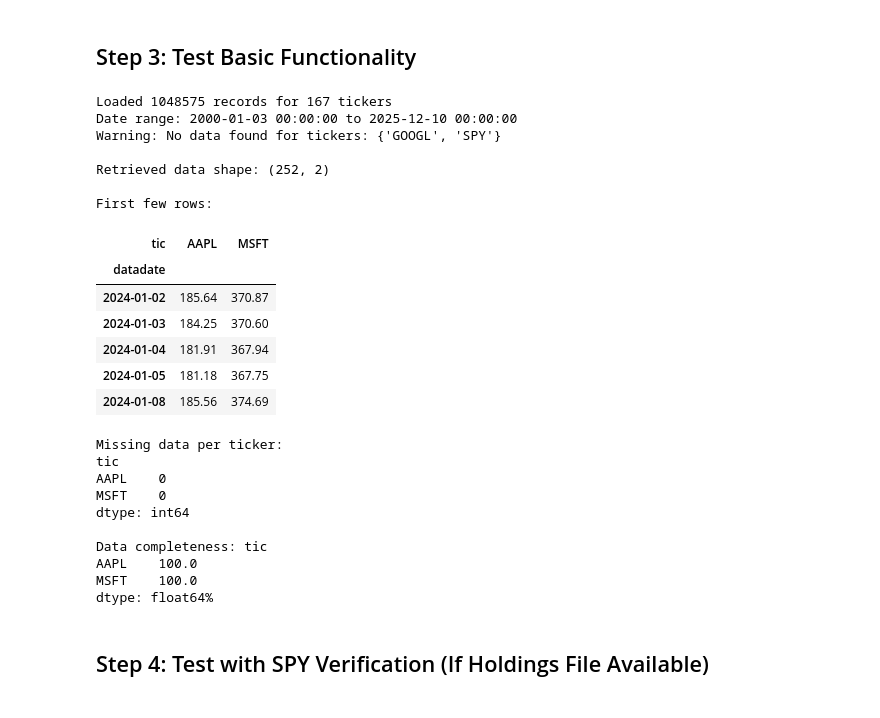
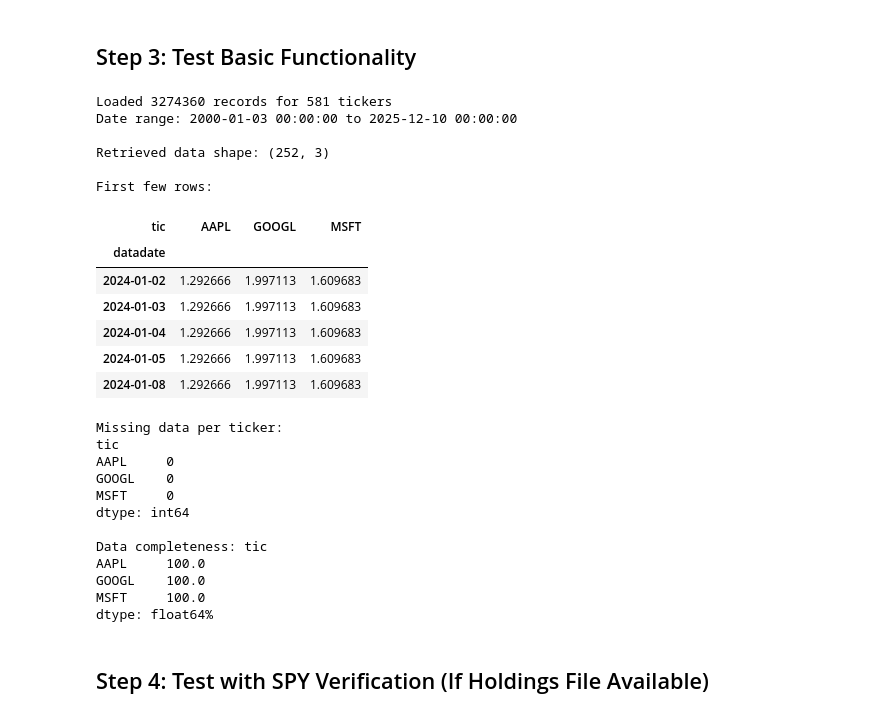
Before and after one commit to lucas-309/millennium-data-quality-25-26, a Jupyter notebook: backtester/wharton_data_integration.ipynb, the cells around one changed output. Drawn from its saved outputs; the diff is of its cells as text; code cells hidden in the pictures.

```diff
--- a/backtester/wharton_data_integration.ipynb
+++ b/backtester/wharton_data_integration.ipynb
@@ -41,8 +41,8 @@ def extract_and_rename_columns(df):
 import pandas as pd
 import numpy as np
 
-file_path = 'WhartonDataSource.xlsx'
-df = pd.read_excel(file_path)
+file_path = 'WhartonDataSource3.csv'
+df = pd.read_csv(file_path)
 
 
 # df["CUSIP"] = df["CUSIP"].apply(
@@ -76,21 +63,22 @@ Renamed 76 columns successfully!
 # %%
-problem_cols = ["cusip", "addzip"]
+problem_cols = ["cusip", "addzip", "tpci"]
 
 for col in problem_cols:
     df[col] = df[col].apply(lambda x: str(x).strip() if pd.notna(x) else None)
 
 
-df.to_parquet("WhartonDataSource.parquet", engine="pyarrow", compression="snappy")
+df.to_parquet("WhartonDataSource3.parquet", engine="pyarrow", compression="snappy")
 # %% [markdown]
 ## Step 1: Load and Explore Data
 # %%
+
+from typing import List, Dict, Any
+import os
 import pandas as pd
 import numpy as np
-from typing import List, Dict, Any
-import os
 
 # Load the Wharton data
-file_path = 'WhartonDataSource.parquet'
+file_path = 'WhartonDataSource3.parquet'
 df = pd.read_parquet(file_path)
 
 
@@ -196,6 +188,6 @@ Sample data:
 # %%
 # Check date range and unique tickers
-df['(datadate) Data Date - Dividends'] = pd.to_datetime(df['datadate'])
+# df['(datadate) Data Date - Dividends'] = pd.to_datetime(df['datadate'])
 
 print(f"Date range: {df['datadate'].min()} to {df['datadate'].max()}")
 print(f"Number of unique tickers: {df['tic'].nunique()}")
@@ -375,32 +367,31 @@ WhartonDataSource class created successfully!
 ## Step 3: Test Basic Functionality
 # %%
 # Initialize the data source
-wharton_source = WhartonDataSource('WhartonDataSource.parquet', use_trfd=False)
+wharton_source = WhartonDataSource('WhartonDataSource3.parquet', use_trfd=True)
 
 # Test with a few tickers
 test_tickers = ['AAPL', 'MSFT', 'GOOGL']
 start_date = '2024-01-01'
 end_date = '2024-12-31'
 
 price_data = wharton_source.get_historical_data(test_tickers, start_date, end_date)
 print(f"\nRetrieved data shape: {price_data.shape}")
 print(f"\nFirst few rows:")
 price_data.head()
 # %% [output]
-Loaded 1048575 records for 167 tickers
+Loaded 3274360 records for 581 tickers
 Date range: 2000-01-03 00:00:00 to 2025-12-10 00:00:00
-Warning: No data found for tickers: {'GOOGL', 'SPY'}
 
-Retrieved data shape: (252, 2)
+Retrieved data shape: (252, 3)
 
 First few rows:
-| tic | AAPL | MSFT |
-| datadate |  |  |
-| 2024-01-02 | 185.64 | 370.87 |
-| 2024-01-03 | 184.25 | 370.60 |
-| 2024-01-04 | 181.91 | 367.94 |
-| 2024-01-05 | 181.18 | 367.75 |
-| 2024-01-08 | 185.56 | 374.69 |
+| tic | AAPL | GOOGL | MSFT |
+| datadate |  |  |  |
+| 2024-01-02 | 1.292666 | 1.997113 | 1.609683 |
+| 2024-01-03 | 1.292666 | 1.997113 | 1.609683 |
+| 2024-01-04 | 1.292666 | 1.997113 | 1.609683 |
+| 2024-01-05 | 1.292666 | 1.997113 | 1.609683 |
+| 2024-01-08 | 1.292666 | 1.997113 | 1.609683 |
 # %%
 # Check for missing data
 print("Missing data per ticker:")
@@ -409,13 +400,15 @@ print(f"\nData completeness: {(1 - price_data.isnull().sum() / len(price_data))
 # %% [output]
 Missing data per ticker:
 tic
-AAPL    0
-MSFT    0
+AAPL     0
+GOOGL    0
+MSFT     0
 dtype: int64
 
 Data completeness: tic
-AAPL    100.0
-MSFT    100.0
+AAPL     100.0
+GOOGL    100.0
+MSFT     100.0
 dtype: float64%
 # %% [markdown]
 ## Step 4: Test with SPY Verification (If Holdings File Available)
```
Also changed, not shown: parts of 7 cells of this notebook, 20 other files.
